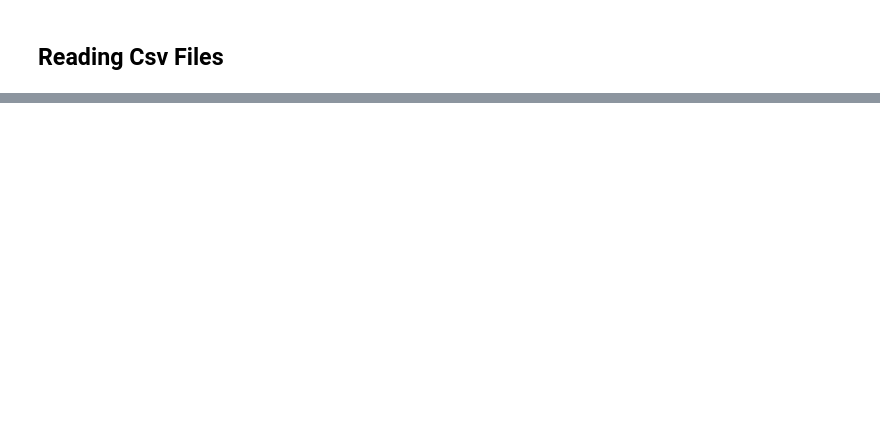
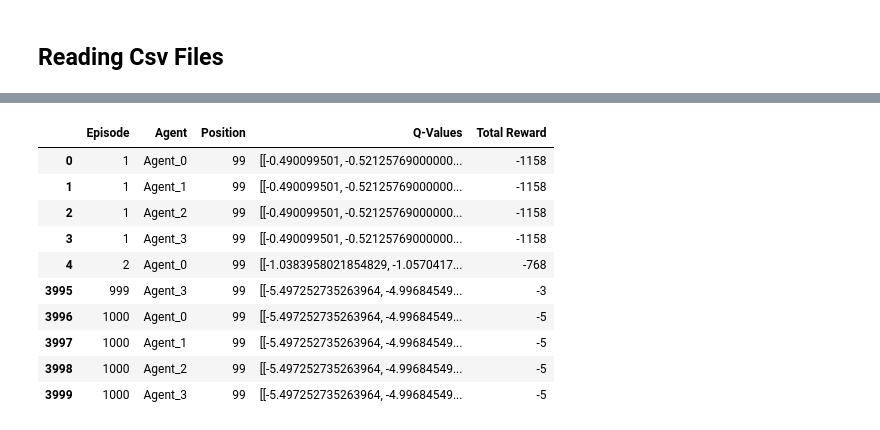
Before and after one commit to jasserabdou/RL-Q-Learning, a Jupyter notebook: RL Assignment.ipynb, the cells around one changed output, grey strips where cells are left out. Saved outputs shown, nothing was run; the diff lists cells and outputs as text; code cells hidden in the pictures; blank space fills up the shorter version.

```diff
--- a/RL Assignment.ipynb
+++ b/RL Assignment.ipynb
@@ -441,0 +487,15 @@ pd.concat([multi_df.head(), multi_df.tail()])
+# %%
+multi_df_1000 = pd.read_csv("results/multi_agent/multi_agent_results_1000_episodes.csv")
+pd.concat([multi_df_1000.head(), multi_df_1000.tail()])
+# %% [output]
+|  | Episode | Agent | Position | Q-Values | Total Reward |
+| 0 | 1 | Agent_0 | 99 | [[-0.490099501, -0.52125769000000... | -1158 |
+| 1 | 1 | Agent_1 | 99 | [[-0.490099501, -0.52125769000000... | -1158 |
+| 2 | 1 | Agent_2 | 99 | [[-0.490099501, -0.52125769000000... | -1158 |
+| 3 | 1 | Agent_3 | 99 | [[-0.490099501, -0.52125769000000... | -1158 |
+| 4 | 2 | Agent_0 | 99 | [[-1.0383958021854829, -1.0570417... | -768 |
+| 3995 | 999 | Agent_3 | 99 | [[-5.497252735263964, -4.99684549... | -3 |
+| 3996 | 1000 | Agent_0 | 99 | [[-5.497252735263964, -4.99684549... | -5 |
+| 3997 | 1000 | Agent_1 | 99 | [[-5.497252735263964, -4.99684549... | -5 |
+| 3998 | 1000 | Agent_2 | 99 | [[-5.497252735263964, -4.99684549... | -5 |
+| 3999 | 1000 | Agent_3 | 99 | [[-5.497252735263964, -4.99684549... | -5 |
```
Also changed, not shown: parts of 8 cells of this notebook, 9 other files.
